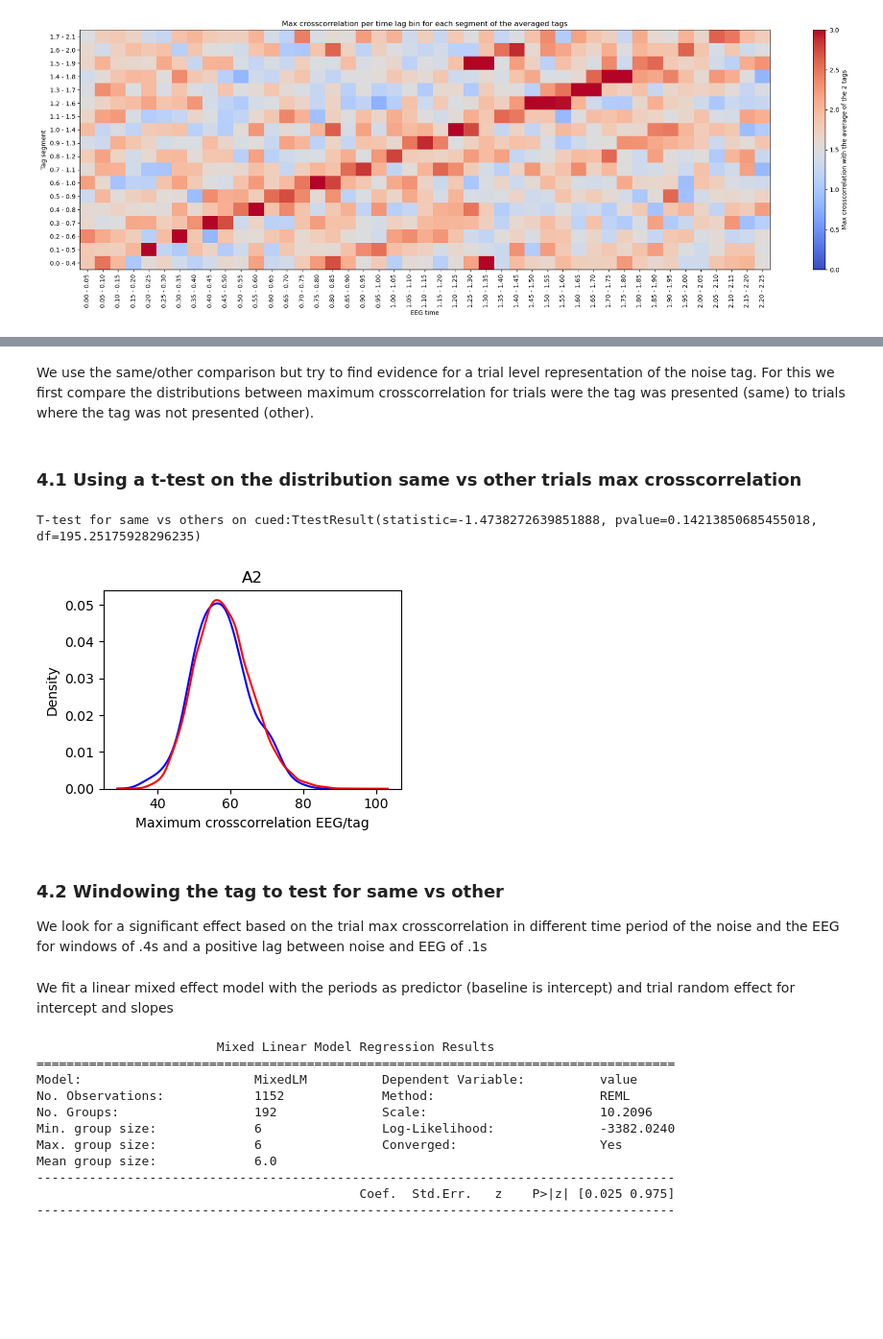
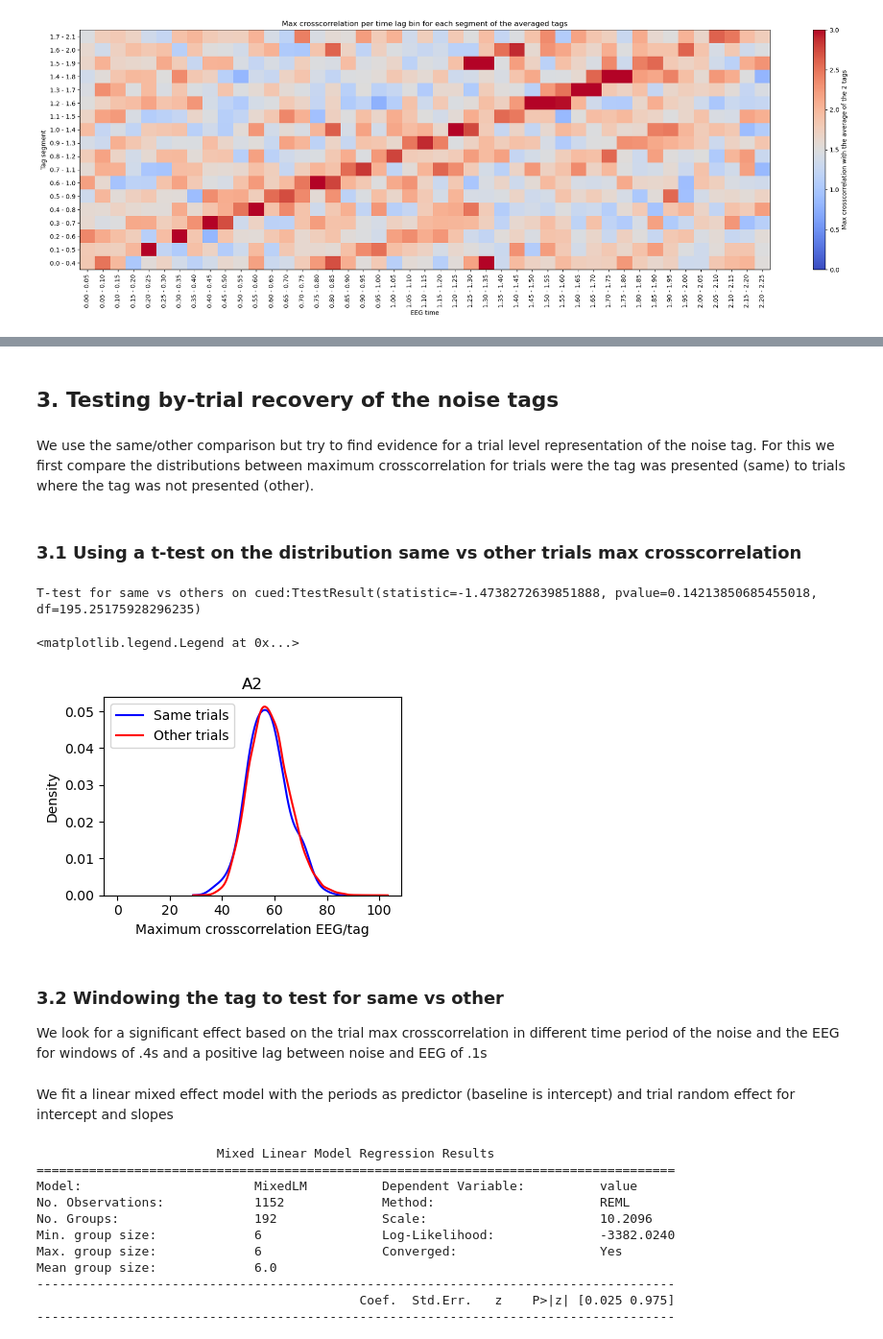
Before and after one commit to LpZamora/RIFT_thesis_expe1, a Jupyter notebook: 3b_noise_analysis_A2.ipynb, the cells around one changed output, grey strips where cells are left out. Shown at 96% size. Saved outputs shown, nothing was run; the diff lists cells and outputs as text; code cells hidden in the pictures; blank space fills up the shorter version.

```diff
--- a/3b_noise_analysis_A2.ipynb
+++ b/3b_noise_analysis_A2.ipynb
@@ -349,17 +139,20 @@ All trials, including the 20% where there was a target are included.
 The EEG is correlated with the average of the two displayed tags instead of each tag.
 Crosscorrelation is computed for all posterior electrodes then allows to select the best.
 # %%
+sfreq = 480 #EEG and tag
 tmin_eeg, tmax_eeg = -1, epochs_noistag.tmax
 tmin_noise, tmax_noise = 0, 2
+tmin_display = int(.8*sfreq) #Display from -.2 s
+
 
 cor_with_avg_for_cuedR, cor_with_uncued_for_cuedR, idx_cuedR, times = \
     cross_cor_nois(epochs_fun = epochs_noistag, noise=noise_stims_tr, \
-    display_side_cued_tag = 'right', electrodes = relevant_electrodes,\
+    display_side_cued_tag = 'right', \
     sampling_freq = sfreq, tmin_eeg=tmin_eeg, tmax_eeg=tmax_eeg, tmin_noise = tmin_noise, tmax_noise = tmax_noise,
     mean_tags = True)
 
 cor_with_avg_for_cuedL, cor_with_uncued_for_cuedL, idx_cuedL, times = \
-    cross_cor_nois(epochs_noistag, noise_stims_tr, 'left', electrodes = relevant_electrodes,\
+    cross_cor_nois(epochs_noistag, noise_stims_tr, 'left', \
     sampling_freq = sfreq, tmin_eeg=tmin_eeg, tmax_eeg=tmax_eeg, tmin_noise = tmin_noise, tmax_noise = tmax_noise,
     mean_tags = True)
 
@@ -757,29 +464,35 @@ for period, bin in zip(idx_noise_periods, idx_bin_times):
-# %% [markdown]
-We use the same/other comparison but try to find evidence for a trial level representation of the noise tag. For this we first compare the distributions between maximum crosscorrelation for trials were the tag was presented (same) to trials where the tag was not presented (other).
-# %% [markdown]
-### 4.1 Using a t-test on the distribution same vs other trials max crosscorrelation
+# %% [markdown]
+## 3. Testing by-trial recovery of the noise tags
+# %% [markdown]
+We use the same/other comparison but try to find evidence for a trial level representation of the noise tag. For this we first compare the distributions between maximum crosscorrelation for trials were the tag was presented (same) to trials where the tag was not presented (other).
+# %% [markdown]
+### 3.1 Using a t-test on the distribution same vs other trials max crosscorrelation
 # %%
 # Extract the max for each trial, average cor over best noise tagging electrodes
 trialL = np.mean(np.abs(trial_crosscorr_matL[:, :, :,:].max(axis=-1)), axis=2)
 trialR = np.mean(np.abs(trial_crosscorr_matR[:, :, :,:].max(axis=-1)), axis=2)
 
 # Group cor with EEG from the trial VS with EEG from all other trials
 same_trial = np.concatenate([np.diagonal(trialL), np.diagonal(trialR)])
 other_trial = np.concatenate([trialL[~np.eye(trialL.shape[0], dtype=bool)],\
                            trialR[~np.eye(trialR.shape[0], dtype=bool)]])
 print(f'T-test for same vs others on cued:{scipy.stats.ttest_ind(same_trial,other_trial,equal_var=False)}')
 fig, ax = plt.subplots(figsize=(4,3))
 sns.kdeplot(same_trial, color='blue', ax=ax)
 sns.kdeplot(other_trial, color='red', ax=ax)
+plt.plot([0],[0], label='Same trials', color='blue')
+plt.plot([0],[0], label='Other trials', color='red')
 plt.xlabel('Maximum crosscorrelation EEG/tag')
 plt.title('A2')
 plt.tight_layout()
+plt.legend()
 # %% [output]
 T-test for same vs others on cued:TtestResult(statistic=-1.4738272639851888, pvalue=0.14213850685455018, df=195.25175928296235)
+<matplotlib.legend.Legend at 0x...>
-[figure, old version]
+[figure, new version]
-# %% [markdown]
-### 4.2 Windowing the tag to test for same vs other
-We look for a significant effect based on the trial max crosscorrelation in different time period of the noise and the EEG for windows of .4s and a positive lag between noise and EEG of .1s
+# %% [markdown]
+### 3.2 Windowing the tag to test for same vs other
+We look for a significant effect based on the trial max crosscorrelation in different time period of the noise and the EEG for windows of .4s and a positive lag between noise and EEG of .1s
 # %%
 tmin_eeg, tmax_eeg = 0, epochs_noistag.tmax
 
@@ -872,8 +585,8 @@ max_values_per_bin[0, :] = np.mean(np.abs(avg).max(axis=-1), axis=1) - other.mea
 
 #Add baseline to noise_periods
 noise_periods.insert(0, (-0.4,0))
-# %% [markdown]
-We fit a linear mixed effect model with the periods as predictor (baseline is intercept) and trial random effect for intercept and slopes
+# %% [markdown]
+We fit a linear mixed effect model with the periods as predictor (baseline is intercept) and trial random effect for intercept and slopes
 # %%
 df_trial = pd.DataFrame(max_values_per_bin.T)
 df_trial.columns = [f'{x[0]:.1f}s' for i,x in enumerate(noise_periods)]
```
Also changed, not shown: parts of 48 cells of this notebook, 28 other files.
